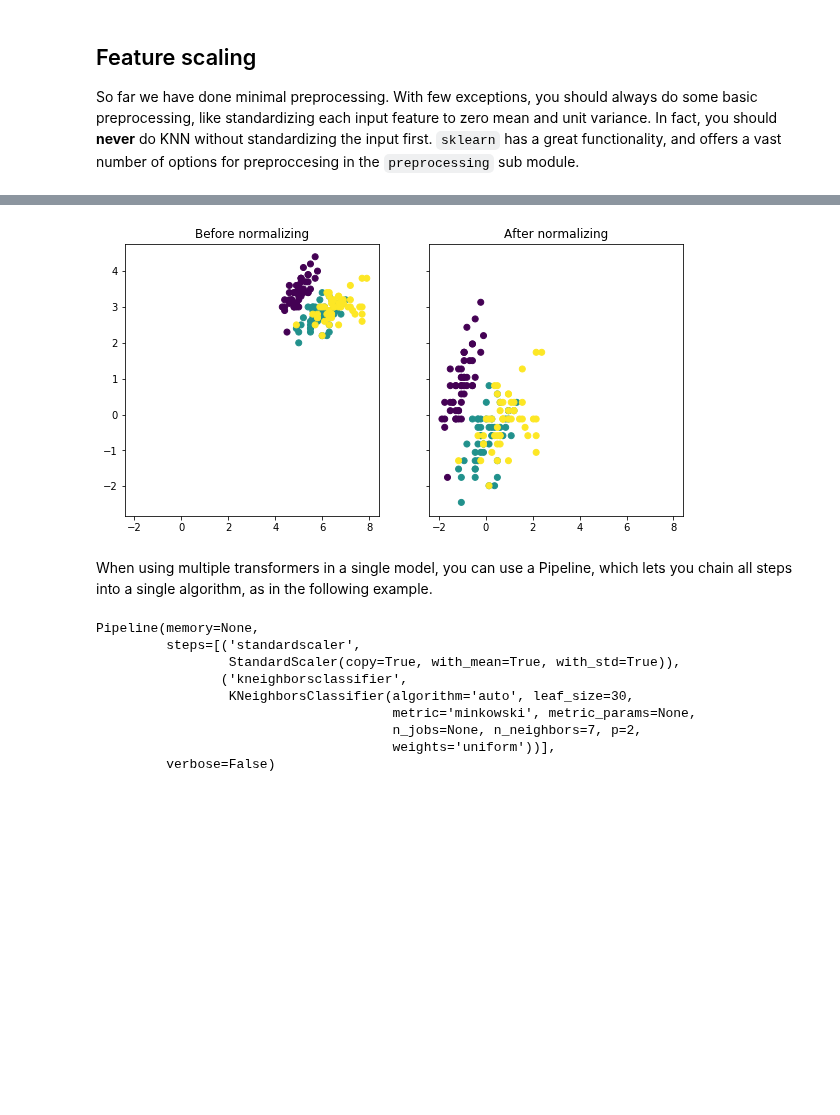
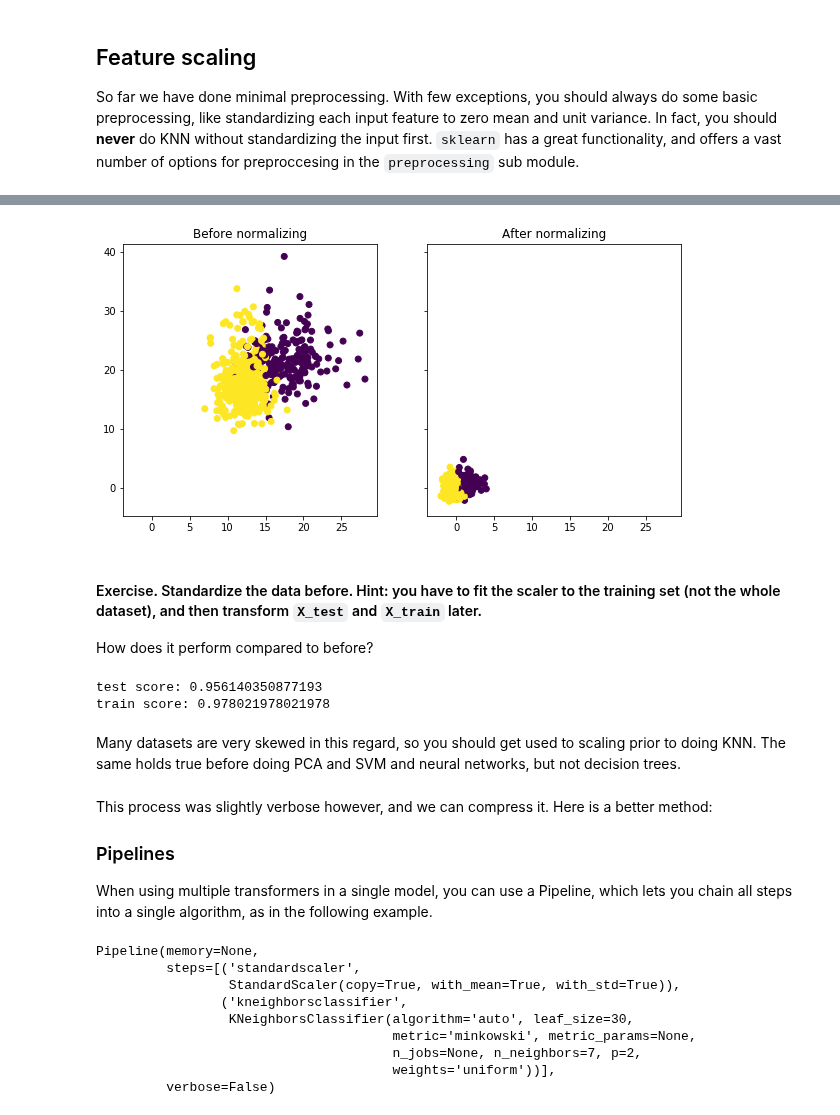
Before and after one commit to oercompbiomed/CBM101, a Jupyter notebook: F_Machine_learning/2_Supervised-Learning/2_Machine_Learning_Algorithms.ipynb, the cells around one changed output, grey strips where cells are left out. Saved outputs shown, nothing was run; the diff lists cells and outputs as text; code cells hidden in the pictures; blank space fills up the shorter version.

```diff
--- a/F_Machine_learning/2_Supervised-Learning/2_Machine_Learning_Algorithms.ipynb
+++ b/F_Machine_learning/2_Supervised-Learning/2_Machine_Learning_Algorithms.ipynb
@@ -17,3 +8,0 @@ We need a dataset to play around with. Scikit-learn has many options in the `dat
-# %%
-# The iris data set available from sklearn contains a number of samples of iris flowers of different species.
-iris = datasets.load_iris()
@@ -186,0 +32,3 @@ train score: 0.95
+# %%
+brca = datasets.load_breast_cancer()
+print(brca.DESCR)
@@ -186,0 +53,3 @@ train score: 0.95
+# %%
+X = brca.data
+y = brca.target
@@ -199,18 +240,51 @@ In addition to the `fit` method, many `sklearn` objects have a `transform` metho
 # %%
 ## your code here
 X_train, X_test, y_train, y_test = train_test_split(X, y, test_size=0.2, random_state=0)
 scaler.fit(X_train) # fit only the training set
 X_scaled = scaler.transform(X)
 
 fig, ax = plt.subplots(1,2, figsize=(10,5), sharex=True, sharey=True) # make two plots on the same row
-#ax[0].scatter(X[:,0], X[:,1], c=y)
+ax[0].scatter(X[:,0], X[:,1], c=y)
 ax[0].set_title('Before normalizing') # set the title of the first subplot
-#ax[1].scatter(X_scaled[:,0], X_scaled[:,1], c=y)
+ax[1].scatter(X_scaled[:,0], X_scaled[:,1], c=y)
 ax[1].set_title('After normalizing') # set the title of the second subplot
 plt.show()
 # %% [output]
-[figure, old version]
+[figure, new version]
+# %% [markdown]
+#### Exercise. Standardize the data before. Hint: you have to fit the scaler to the training set (not the whole dataset), and then transform `X_test` and `X_train` later.
+
+How does it perform compared to before?
+# %%
+from sklearn.preprocessing import StandardScaler
+scaler = StandardScaler()
+
+
+X_full = brca.data
+
+X_train, X_test, y_train, y_test = train_test_split(X_full, y, test_size=0.2, random_state=0)
+scaler.fit(X_train)
+
+X_train = scaler.transform(X_train)
+X_test = scaler.transform(X_test)
+
+
+clf = neighbors.KNeighborsClassifier(n_neighbors=5)
+clf.fit(X_train, y_train)
+
+test_score = clf.score(X_test, y_test)
+train_score = clf.score(X_train, y_train)
+print(f"test score: {test_score} \ntrain score: {train_score}")
+# %% [output]
+test score: 0.956140350877193
+train score: 0.978021978021978
+# %% [markdown]
+Many datasets are very skewed in this regard, so you should get used to scaling prior to doing KNN. The same holds true before doing PCA and SVM and neural networks, but not decision trees.
 # %% [markdown]
+This process was slightly verbose however, and we can compress it. Here is a better method:
+
+### Pipelines
+
 When using multiple transformers in a single model, you can use a Pipeline, which lets you chain all steps into a single algorithm, as in the following example.
 # %%
 from sklearn.pipeline import make_pipeline
```
Also changed, not shown: parts of 106 cells of this notebook.
